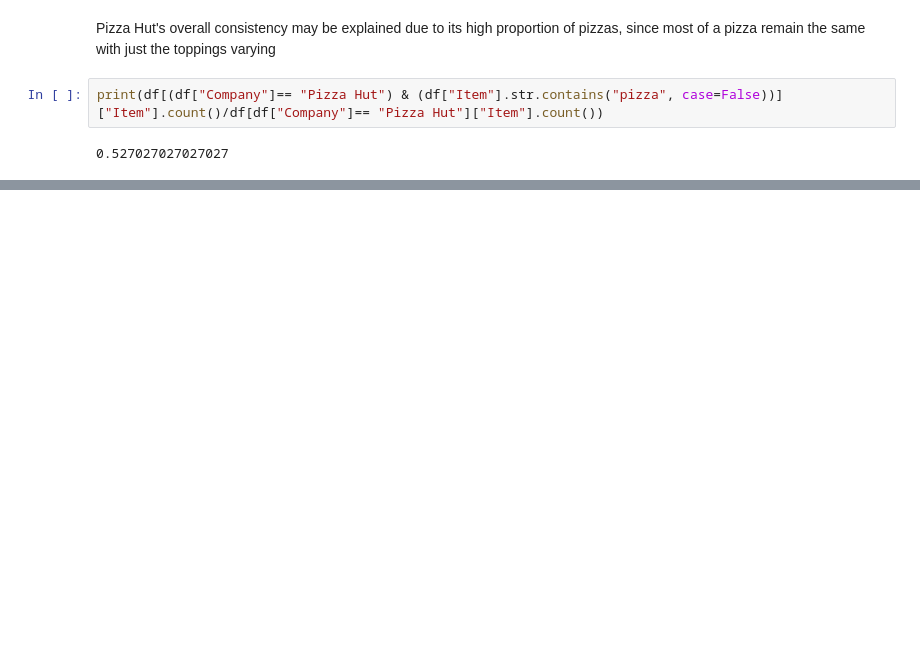
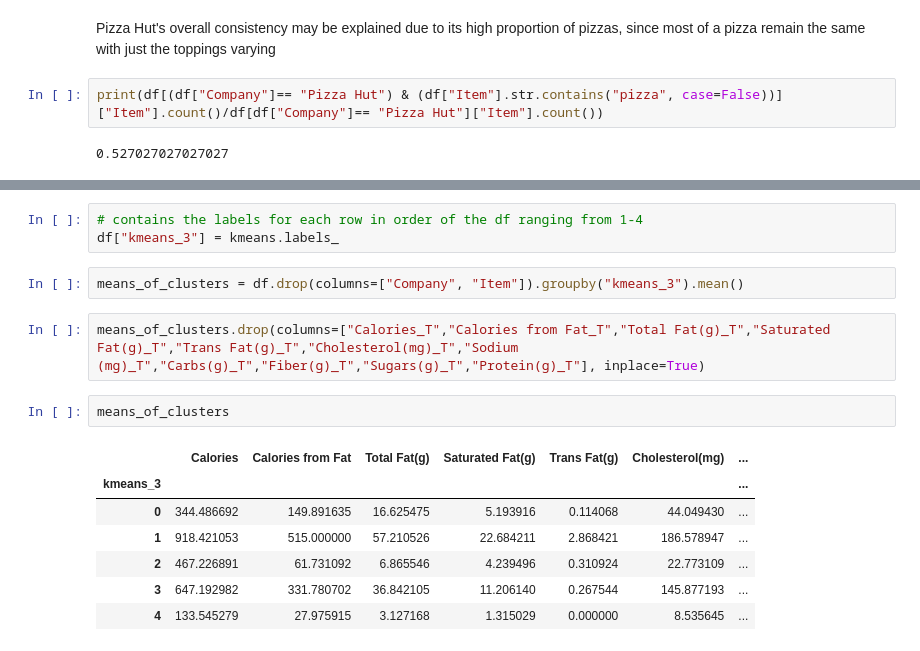
Before and after one commit to Sourov786/Fast_Food_Analysis, a Jupyter notebook: Fast_Food_Analysis.ipynb, the cells around one changed output, grey strips where cells are left out. Cells and saved outputs as stored; diff of their text form; blank space fills up the shorter version.

```diff
--- a/Fast_Food_Analysis.ipynb
+++ b/Fast_Food_Analysis.ipynb
@@ -244,0 +270,17 @@ TtestResult(statistic=np.float64(4.228252230268862), pvalue=np.float64(3.3353617
+# %%
+# contains the labels for each row in order of the df ranging from 1-4
+df["kmeans_3"] = kmeans.labels_
+# %%
+means_of_clusters = df.drop(columns=["Company", "Item"]).groupby("kmeans_3").mean()
+# %%
+means_of_clusters.drop(columns=["Calories_T","Calories from Fat_T","Total Fat(g)_T","Saturated Fat(g)_T","Trans Fat(g)_T","Cholesterol(mg)_T","Sodium (mg)_T","Carbs(g)_T","Fiber(g)_T","Sugars(g)_T","Protein(g)_T"], inplace=True)
+# %%
+means_of_clusters
+# %% [output]
+|  | Calories | Calories from Fat | Total Fat(g) | Saturated Fat(g) | Trans Fat(g) | Cholesterol(mg) | ... |
+| kmeans_3 |  |  |  |  |  |  | ... |
+| 0 | 344.486692 | 149.891635 | 16.625475 | 5.193916 | 0.114068 | 44.049430 | ... |
+| 1 | 918.421053 | 515.000000 | 57.210526 | 22.684211 | 2.868421 | 186.578947 | ... |
+| 2 | 467.226891 | 61.731092 | 6.865546 | 4.239496 | 0.310924 | 22.773109 | ... |
+| 3 | 647.192982 | 331.780702 | 36.842105 | 11.206140 | 0.267544 | 145.877193 | ... |
+| 4 | 133.545279 | 27.975915 | 3.127168 | 1.315029 | 0.000000 | 8.535645 | ... |
```
Also changed, not shown: parts of 38 cells of this notebook.
